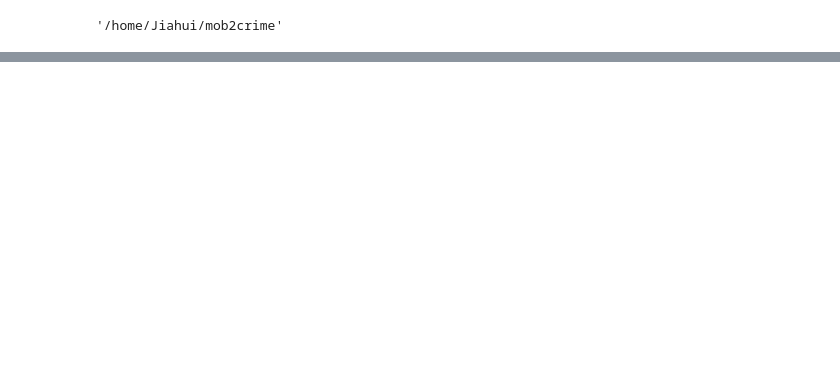
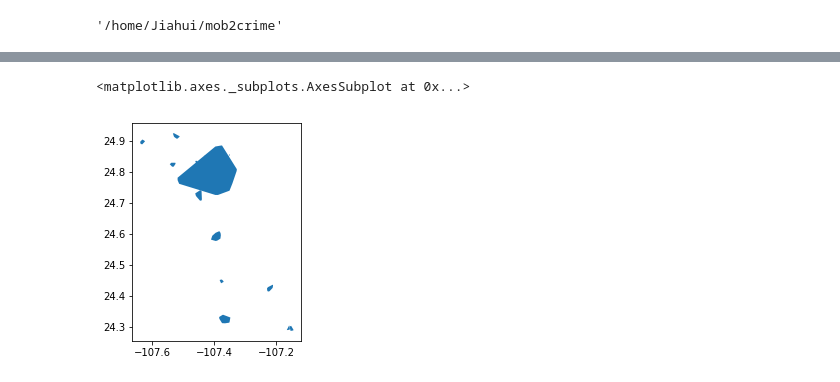
Before and after one commit to JHWu92/mob2crime, a Jupyter notebook: dev_nb/src.utils.gis.poly2grids.ipynb, the cells around one changed output, grey strips where cells are left out. Saved outputs shown, nothing was run; the diff lists cells and outputs as text; code cells hidden in the pictures; blank space fills up the shorter version.

```diff
--- a/dev_nb/src.utils.gis.poly2grids.ipynb
+++ b/dev_nb/src.utils.gis.poly2grids.ipynb
@@ -60,0 +43,5 @@ def poly2grids(poly, side, within_poly=True):
+# %%
+gp_poly_ch.plot()
+# %% [output]
+<matplotlib.axes._subplots.AxesSubplot at 0x...>
+[figure, added]
```
Also changed, not shown: parts of 26 cells of this notebook, 1 other file.
